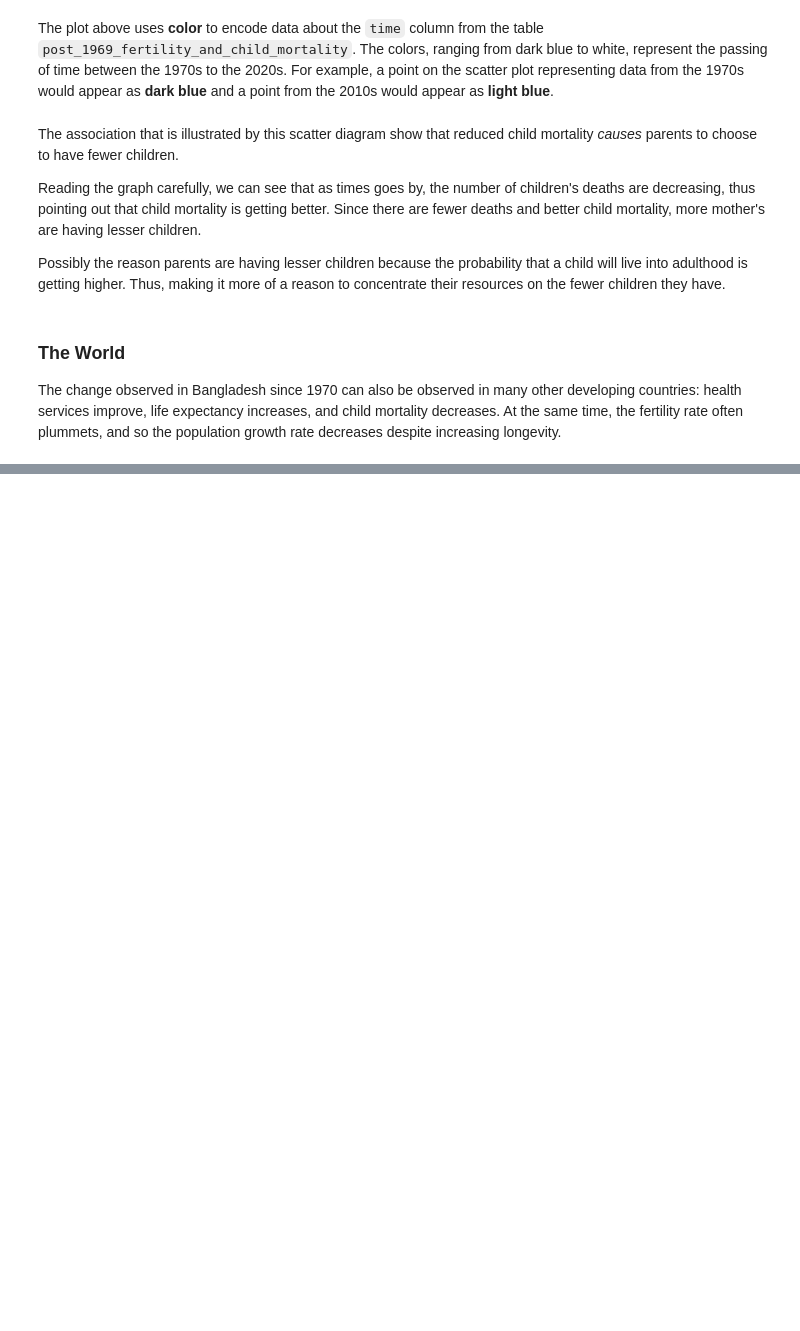
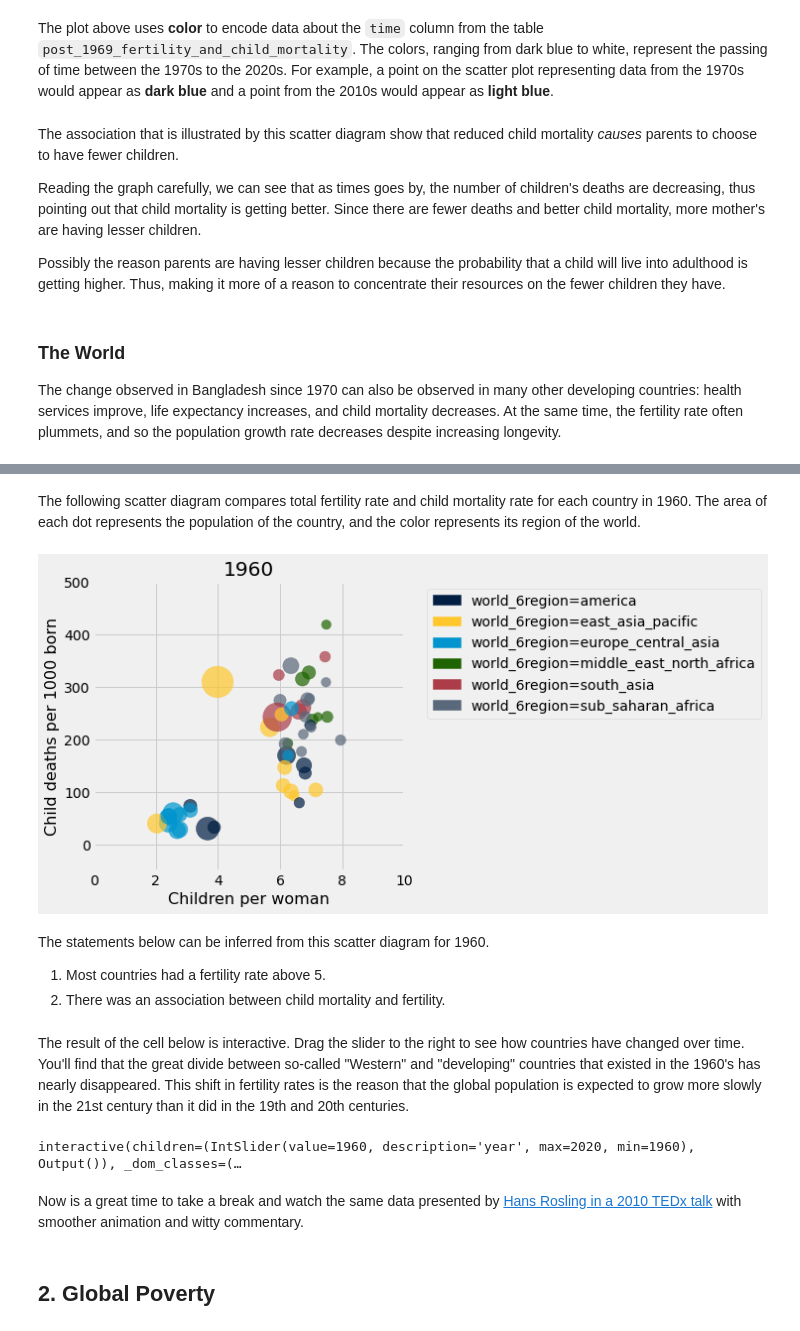
Before and after one commit to micahelinor/Data_Science, a Jupyter notebook: Projects/World_Progress/World_Progress.ipynb, the cells around one changed output, grey strips where cells are left out. Cells and saved outputs as stored; diff of their text form; code cells hidden in the pictures; blank space fills up the shorter version.

```diff
--- a/Projects/World_Progress/World_Progress.ipynb
+++ b/Projects/World_Progress/World_Progress.ipynb
@@ -235,0 +263,16 @@ The change observed in Bangladesh since 1970 can also be observed in many other
+# %%
+# We first create a population table that only includes the
+# 50 countries with the largest 2020 populations. We focus on
+# these 50 countries only so that plotting later will run faster.
+big_50 = population.where('time', are.equal_to(2020)).sort("population_total", descending=True).take(np.arange(50)).column('geo')
+population_of_big_50 = population.where('time', are.above(1959)).where('geo', are.contained_in(big_50))
+
+population_of_big_50
+def stats_for_year(year):
+    """Return a table of the stats for each country that year."""
+    p = population_of_big_50.where('time', are.equal_to(year)).drop('time')
+    f = fertility.where('time', are.equal_to(year)).drop('time')
+    c = child_mortality.where('time', are.equal_to(year)).drop('time')
+    return p.join("geo", f).join("geo", c)
+
+stats_for_year(2000)
@@ -235,0 +318,3 @@ The change observed in Bangladesh since 1970 can also be observed in many other
+# %%
+countries = Table.read_table('countries.csv').where('country', are.contained_in(population.group('geo').column('geo')))
+countries.select('country', 'name', 'world_6region')
@@ -235,0 +352,42 @@ The change observed in Bangladesh since 1970 can also be observed in many other
+# %% [markdown]
+The following scatter diagram compares total fertility rate and child mortality rate for each country in 1960. The area of each dot represents the population of the country, and the color represents its region of the world.
+# %%
+from functools import lru_cache as cache
+
+# This cache annotation makes sure that if the same year
+# is passed as an argument twice, the work of computing
+# the result is only carried out once.
+@cache(None)
+def stats_relabeled(year):
+    """Relabeled and cached version of stats_for_year."""
+    return stats_for_year(year).relabel(2, 'Children per woman').relabel(3, 'Child deaths per 1000 born')
+
+def fertility_vs_child_mortality(year):
+    """Draw a color scatter diagram comparing child mortality and fertility."""
+    with_region = stats_relabeled(year).join('geo', countries.select('country', 'world_6region'), 'country')
+    with_region.scatter(2, 3, sizes=1, group=4, s=500)
+    plots.xlim(0,10)
+    plots.ylim(-50, 500)
+    plots.title(year)
+    plots.show()
+
+fertility_vs_child_mortality(1960)
+# %% [output]
+[figure, added]
+# %% [markdown]
+The statements below can be inferred from this scatter diagram for 1960.
+1. Most countries had a fertility rate above 5.
+1. There was an association between child mortality and fertility.
+# %% [markdown]
+The result of the cell below is interactive. Drag the slider to the right to see how countries have changed over time. You'll find that the great divide between so-called "Western" and "developing" countries that existed in the 1960's has nearly disappeared. This shift in fertility rates is the reason that the global population is expected to grow more slowly in the 21st century than it did in the 19th and 20th centuries.
+# %%
+import ipywidgets as widgets
+
+_ = widgets.interact(fertility_vs_child_mortality,
+                     year=widgets.IntSlider(min=1960, max=2020, value=1960))
+# %% [output]
+interactive(children=(IntSlider(value=1960, description='year', max=2020, min=1960), Output()), _dom_classes=(…
+# %% [markdown]
+Now is a great time to take a break and watch the same data presented by [Hans Rosling in a 2010 TEDx talk](https://www.gapminder.org/videos/reducing-child-mortality-a-moral-and-environmental-imperative) with smoother animation and witty commentary.
+# %% [markdown]
+## 2. Global Poverty
```
Also changed, not shown: parts of 46 cells of this notebook.
